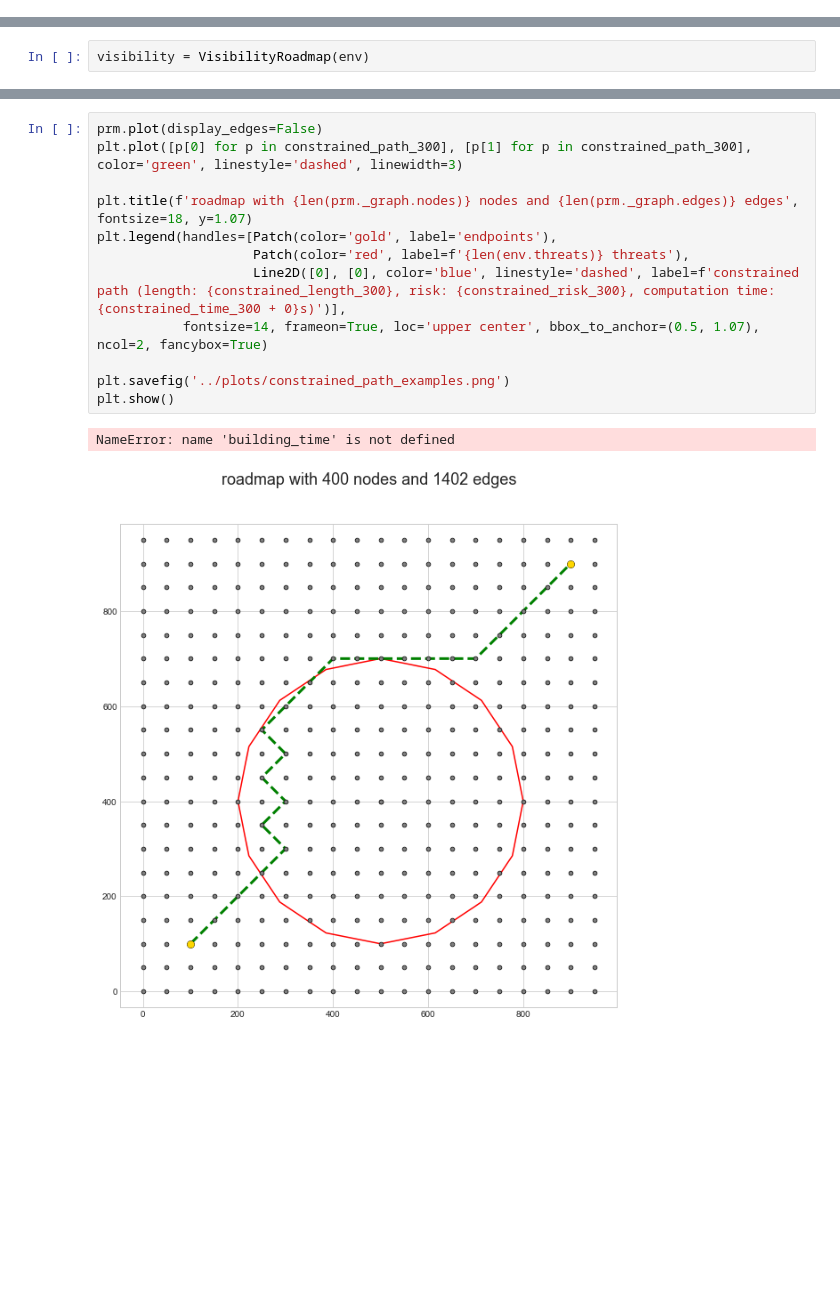
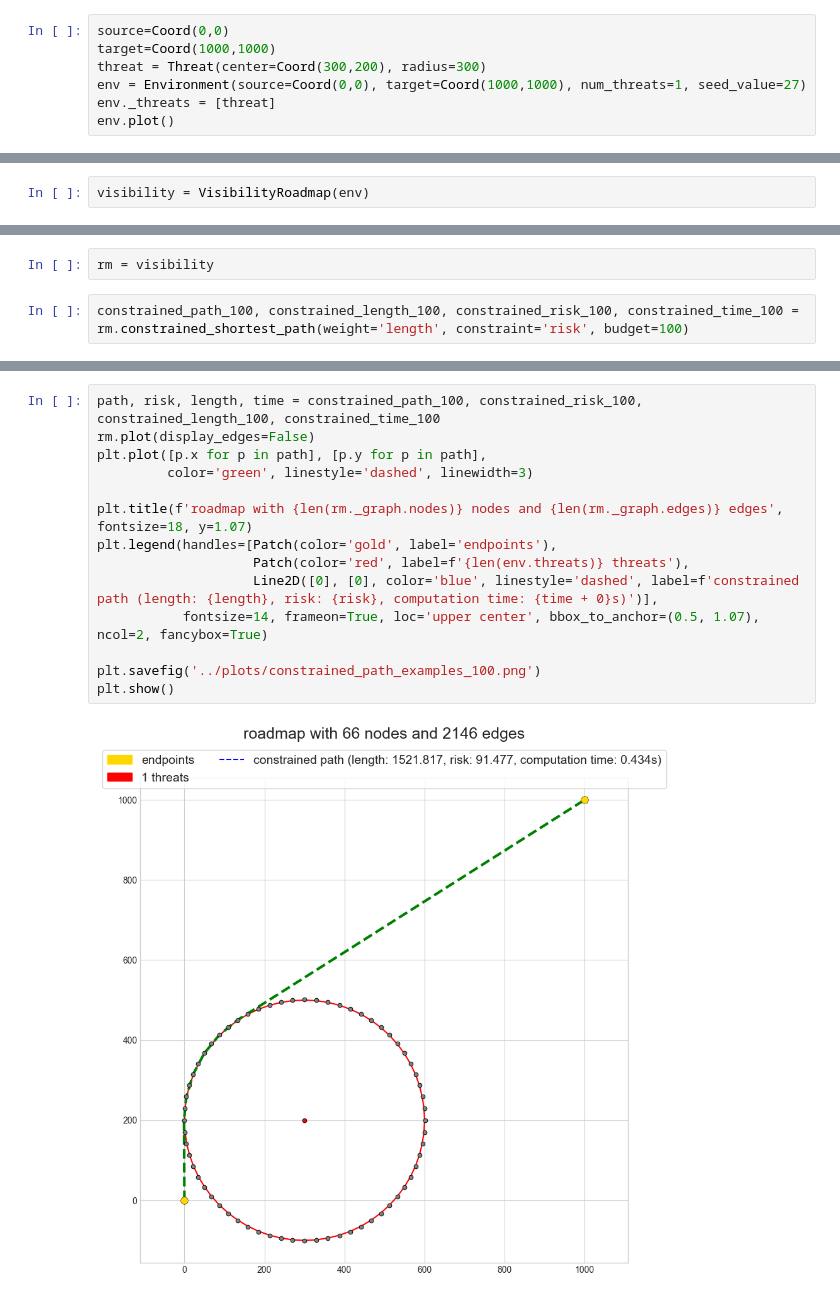
Before and after one commit to Elilgo324/quick-and-safe, a Jupyter notebook: settings/main.ipynb, the cells around one changed output, grey strips where cells are left out. Cells and saved outputs as stored; diff of their text form; blank space fills up the shorter version.

```diff
--- a/settings/main.ipynb
+++ b/settings/main.ipynb
@@ -58,0 +53,7 @@ prm = grid
+# %%
+source=Coord(0,0)
+target=Coord(1000,1000)
+threat = Threat(center=Coord(300,200), radius=300)
+env = Environment(source=Coord(0,0), target=Coord(1000,1000), num_threats=1, seed_value=27)
+env._threats = [threat]
+env.plot()
@@ -64,0 +68,4 @@ prm.merge_graph(visibility.graph, merge_radius=10)
+# %%
+rm = visibility
+# %%
+constrained_path_100, constrained_length_100, constrained_risk_100, constrained_time_100 = rm.constrained_shortest_path(weight='length', constraint='risk', budget=100)
@@ -67,15 +86,16 @@ constrained_path_300, constrained_length_300, constrained_risk_300, constrained_
 # %%
-prm.plot(display_edges=False)
-plt.plot([p[0] for p in constrained_path_300], [p[1] for p in constrained_path_300], color='green', linestyle='dashed', linewidth=3)
+path, risk, length, time = constrained_path_100, constrained_risk_100, constrained_length_100, constrained_time_100
+rm.plot(display_edges=False)
+plt.plot([p.x for p in path], [p.y for p in path],
+         color='green', linestyle='dashed', linewidth=3)
 
-plt.title(f'roadmap with {len(prm._graph.nodes)} nodes and {len(prm._graph.edges)} edges', fontsize=18, y=1.07)
+plt.title(f'roadmap with {len(rm._graph.nodes)} nodes and {len(rm._graph.edges)} edges', fontsize=18, y=1.07)
 plt.legend(handles=[Patch(color='gold', label='endpoints'),
                     Patch(color='red', label=f'{len(env.threats)} threats'),
-                    Line2D([0], [0], color='blue', linestyle='dashed', label=f'constrained path (length: {constrained_length_300}, risk: {constrained_risk_300}, computation time: {constrained_time_300 + 0}s)')],
+                    Line2D([0], [0], color='blue', linestyle='dashed', label=f'constrained path (length: {length}, risk: {risk}, computation time: {time + 0}s)')],
            fontsize=14, frameon=True, loc='upper center', bbox_to_anchor=(0.5, 1.07), ncol=2, fancybox=True)
 
-plt.savefig('../plots/constrained_path_examples.png')
+plt.savefig('../plots/constrained_path_examples_100.png')
 plt.show()
 # %% [output]
-NameError: name 'building_time' is not defined
-[figure, old version]
+[figure, new version]
```
Also changed, not shown: parts of 23 cells of this notebook, 11 other files.
